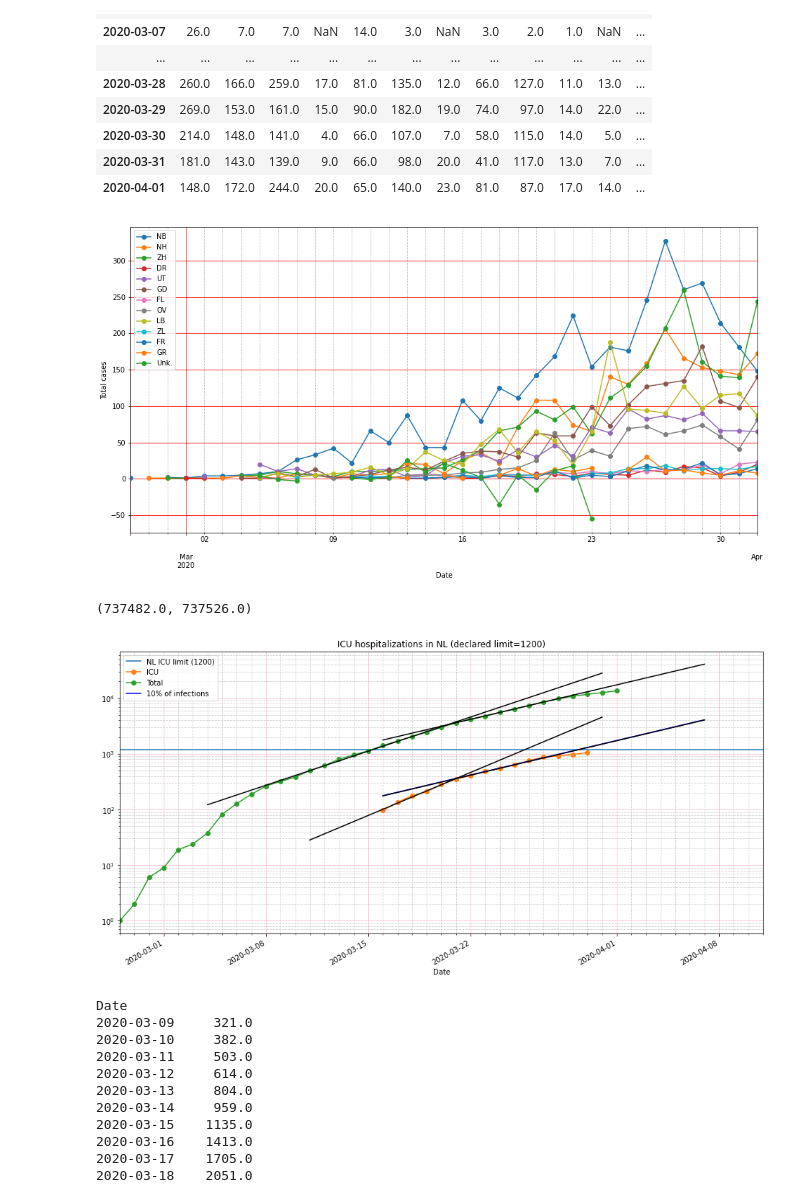
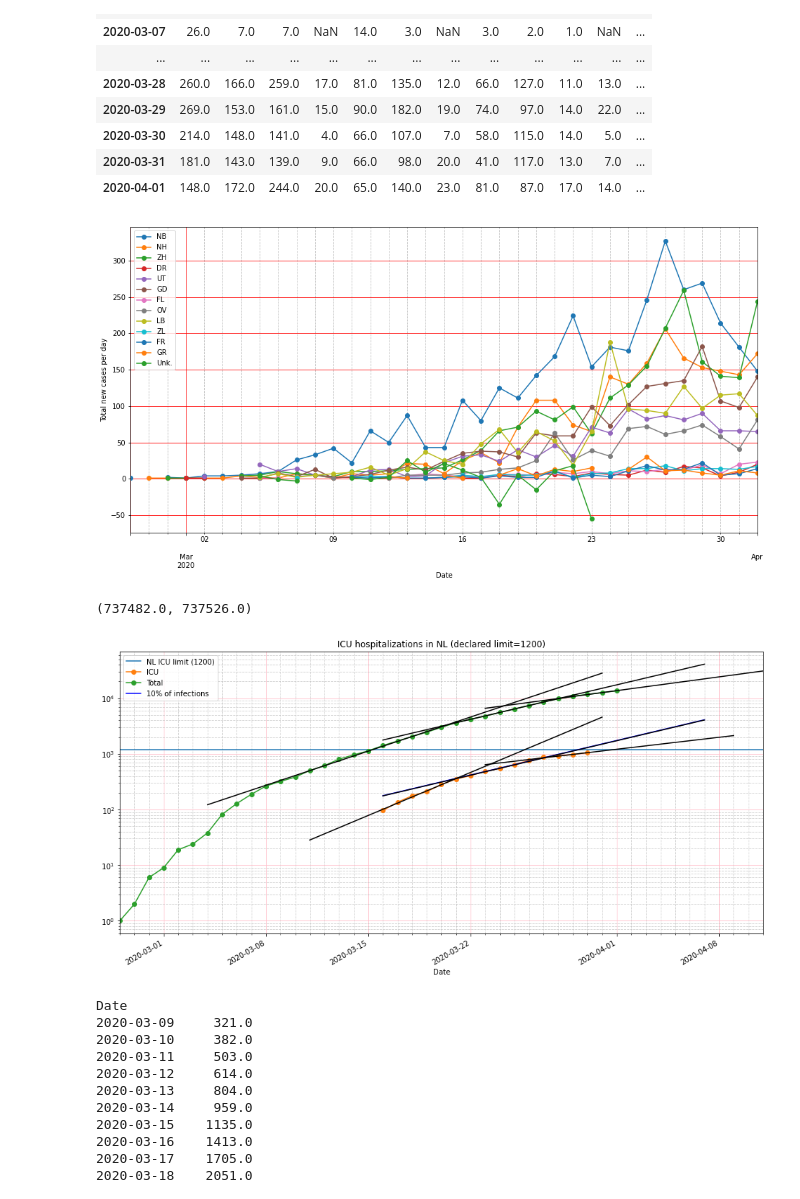
Before and after one commit to acorbe/covid19-analytics-NL-EU, a Jupyter notebook: Corona_stats_for_public.ipynb, the cells around one changed output. Drawn from its saved outputs; the diff is of its cells as text; code cells hidden in the pictures.

```diff
--- a/Corona_stats_for_public.ipynb
+++ b/Corona_stats_for_public.ipynb
@@ -373,7 +374,7 @@ NL_situation_cleaned["Province"]
 plt.figure(figsize=(16,8))
 ax = plt.gca()
 NL_situation_cleaned['Province'].plot(marker='o',ax = ax)
-plt.ylabel("Total cases")
+plt.ylabel("Total new cases per day")
 
 plt.grid(b=True, which='minor', color='0.75', linestyle='--')
 plt.grid(b=True, which='major', color='red', linestyle='-')
@@ -382,7 +383,7 @@ days = mdates.DayLocator()
 ax = plt.gca()
 ax.xaxis.set_minor_locator(days)
 # %% [output]
-[figure, old version]
+[figure, new version]
 # %%
 ## ICU Patients
 NL_ICU_LIMIT = 1200
@@ -426,34 +427,36 @@ def exp_fit_portion(ydata_all
                           for x in range(len(xdata_idx) + extend_fit_days + extend_fit_days_before)]
   ax.plot(xdata_idx_extended,rescale * fit_y,**plot_kw)
 
 exp_fit_portion(total_cases["09-Mar-2020":"21-Mar-2020"],plot_kw={"color" : "k", "linewidth" : 1.5})
 exp_fit_portion(total_cases["21-Mar-2020":"28-Mar-2020"],plot_kw={"color" : "k", "linewidth" : 1.5})
+exp_fit_portion(total_cases["28-Mar-2020":"1-Apr-2020"],plot_kw={"color" : "k", "linewidth" : 1.5})
 
 exp_fit_portion(total_cases["21-Mar-2020":"28-Mar-2020"]
                 ,rescale=0.10
                 ,plot_kw={"color" : "b", "linewidth" : 1.5, "label" : "10% of infections"})
 
 
 exp_fit_portion(icu_cases["16-Mar-2020":"21-Mar-2020"],plot_kw={"color" : "k", "linewidth" : 1.5})
 exp_fit_portion(icu_cases["21-Mar-2020":"28-Mar-2020"],plot_kw={"color" : "k", "linewidth" : 1.5})
+exp_fit_portion(icu_cases["28-Mar-2020":"30-Mar-2020"],plot_kw={"color" : "k", "linewidth" : 1.5})
 
 
 
 plt.legend()
 plt.yscale('log')
 plt.title('ICU hospitalizations in NL (declared limit=%d)'% NL_ICU_LIMIT)
 
 plt.grid(b=True, which='minor', color='0.75', alpha=0.75, linestyle='--')
 plt.grid(b=True, which='major', color='pink', alpha=1,linestyle='-')
 
 days = mdates.DayLocator()
 ax = plt.gca()
 ax.xaxis.set_minor_locator(days)
 
 plt.xlim([timespan[0],timespan[1] + pd.Timedelta(days=10)])
 # %% [output]
 (737482.0, 737526.0)
-[figure, old version]
+[figure, new version]
 # %%
 total_cases["09-Mar-2020":"21-Mar-2020"]
 # %% [output]
```
Also changed, not shown: parts of 1 cell of this notebook.
